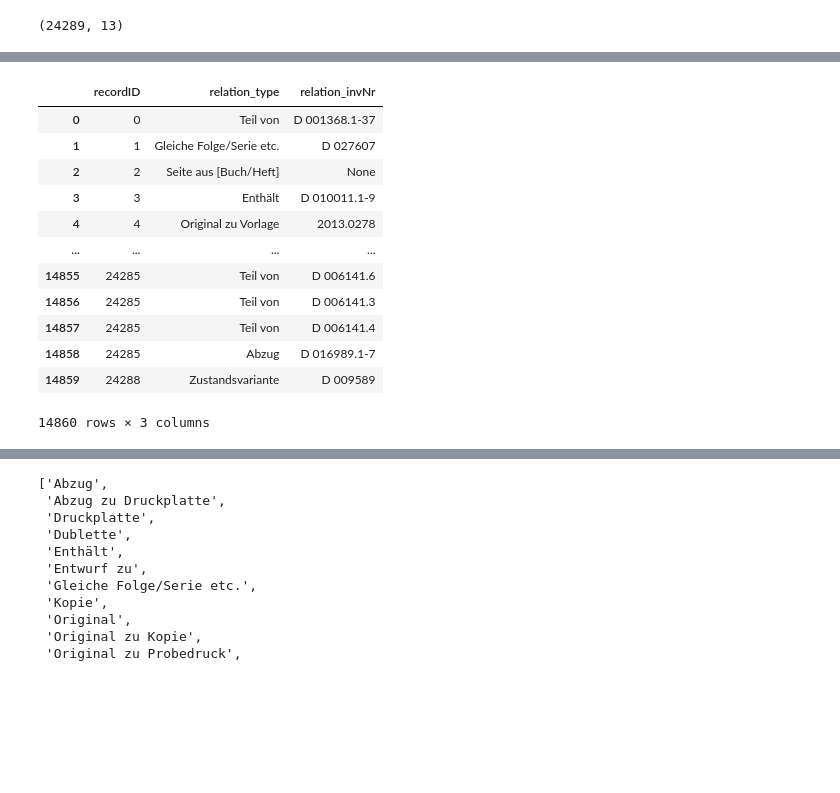
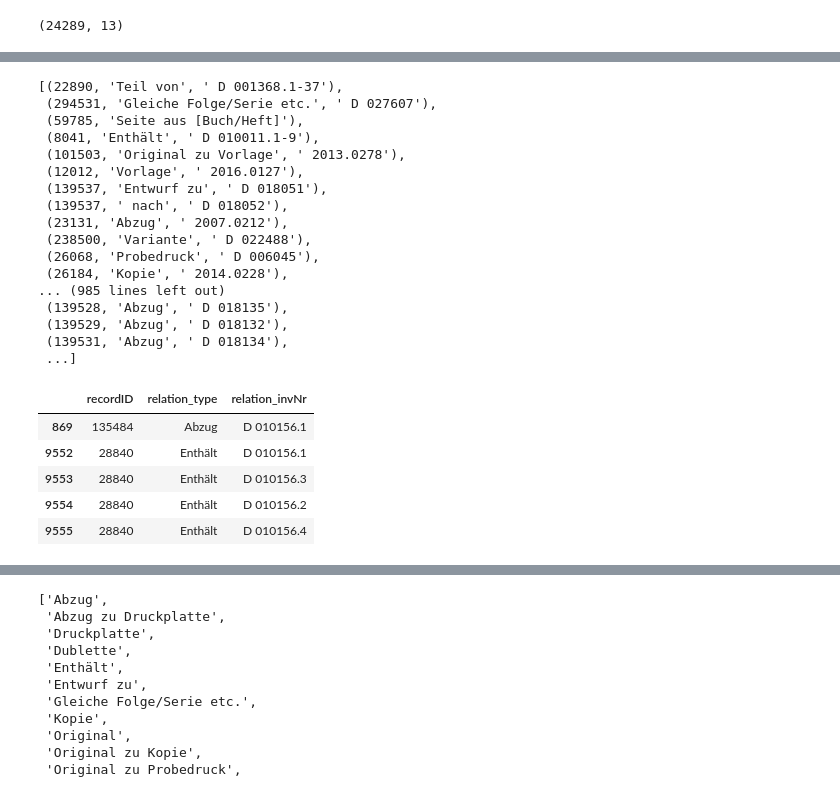
Before and after one commit to eth-library-lab/open-image-search, a Jupyter notebook: search-model/notebooks/process_relations_xlsx.ipynb, the cells around one changed output, grey strips where cells are left out. Drawn from its saved outputs; the diff is of its cells as text; code cells hidden in the pictures; blank space fills up the shorter version.

```diff
--- a/search-model/notebooks/process_relations_xlsx.ipynb
+++ b/search-model/notebooks/process_relations_xlsx.ipynb
@@ -54,3 +36,7 @@ df.head()
 | 2 | 59785 | https://e-gs.ethz.ch/eMP/eMuseumP... | B 001012 | Ammann, Hans Conrad (1634 - 1707)... | Entstehung: 1645 | Reissbüchlein | Buch | Feder, handkoloriert, Papier vergé | Graphische Sammlung ETH Zürich (C... | ... |
 | 3 | 8041 | https://e-gs.ethz.ch/eMP/eMuseumP... | D 010011.3 | Carracci, Agostino (1557 - 1602);... | Enstehung des Druckträgers: 1590 | Plünderungszug bringt die Waffen ... | Druckgraphik | Kupferstich | Graphische Sammlung ETH Zürich (C... | ... |
 | 4 | 101503 | https://e-gs.ethz.ch/eMP/eMuseumP... | 2013.0279 | Ramberg, Johann Heinrich (1763 - ... | Enstehung des Druckträgers: 1825 | Ohne Titel [Paar vor Herberge] | Handzeichnung | Aquarell, dubliert, Feder | Graphische Sammlung ETH Zürich (C... | ... |
+# %%
+pd.set_option('display.width', None)
+pd.set_option('display.max_colwidth', -1)
+df[df['recordID'].isin([13245,28840,135484])][['recordID','invNr','relations']]
@@ -60,4 +51,9 @@ orig_shape
 # %% [output]
 (24289, 13)
 # %%
-df = df.dropna(subset=['relations'])
+tdf = df.dropna(subset=['relations'])
+tdf = tdf.set_index('recordID')
+# %%
+ser_rel = tdf['relations'].dropna()
+# ser_rel = ser_rel[:20]
+ser_rel = ser_rel.str.split(";")
@@ -80,19 +90,32 @@ df_rel['relation_invNr'] = df_rel['relation_invNr'].str.strip()
+# %%
+relations_list
+# %% [output]
+[(22890, 'Teil von', ' D 001368.1-37'),
+ (294531, 'Gleiche Folge/Serie etc.', ' D 027607'),
+ (59785, 'Seite aus [Buch/Heft]'),
+ (8041, 'Enthält', ' D 010011.1-9'),
+ (101503, 'Original zu Vorlage', ' 2013.0278'),
+ (12012, 'Vorlage', ' 2016.0127'),
+ (139537, 'Entwurf zu', ' D 018051'),
+ (139537, ' nach', ' D 018052'),
+ (23131, 'Abzug', ' 2007.0212'),
+ (238500, 'Variante', ' D 022488'),
+ (26068, 'Probedruck', ' D 006045'),
+ (26184, 'Kopie', ' 2014.0228'),
+... (985 lines left out)
+ (139528, 'Abzug', ' D 018135'),
+ (139529, 'Abzug', ' D 018132'),
+ (139531, 'Abzug', ' D 018134'),
+ ...]
 # %%
-df_rel
+df_rel[df_rel['recordID'].isin([13245,28840,135484])]
 # %% [output]
 |  | recordID | relation_type | relation_invNr |
-| 0 | 0 | Teil von | D 001368.1-37 |
-| 1 | 1 | Gleiche Folge/Serie etc. | D 027607 |
-| 2 | 2 | Seite aus [Buch/Heft] | None |
-| 3 | 3 | Enthält | D 010011.1-9 |
-| 4 | 4 | Original zu Vorlage | 2013.0278 |
-| ... | ... | ... | ... |
-| 14855 | 24285 | Teil von | D 006141.6 |
-| 14856 | 24285 | Teil von | D 006141.3 |
-| 14857 | 24285 | Teil von | D 006141.4 |
-| 14858 | 24285 | Abzug | D 016989.1-7 |
-| 14859 | 24288 | Zustandsvariante | D 009589 |
+| 869 | 135484 | Abzug | D 010156.1 |
+| 9552 | 28840 | Enthält | D 010156.1 |
+| 9553 | 28840 | Enthält | D 010156.3 |
+| 9554 | 28840 | Enthält | D 010156.2 |
+| 9555 | 28840 | Enthält | D 010156.4 |
-14860 rows × 3 columns
 # %%
 record_id_dict = dict(zip(df['invNr'].to_list(), df['recordID'].to_list()))
 # %%
```
Also changed, not shown: parts of 13 cells of this notebook.
